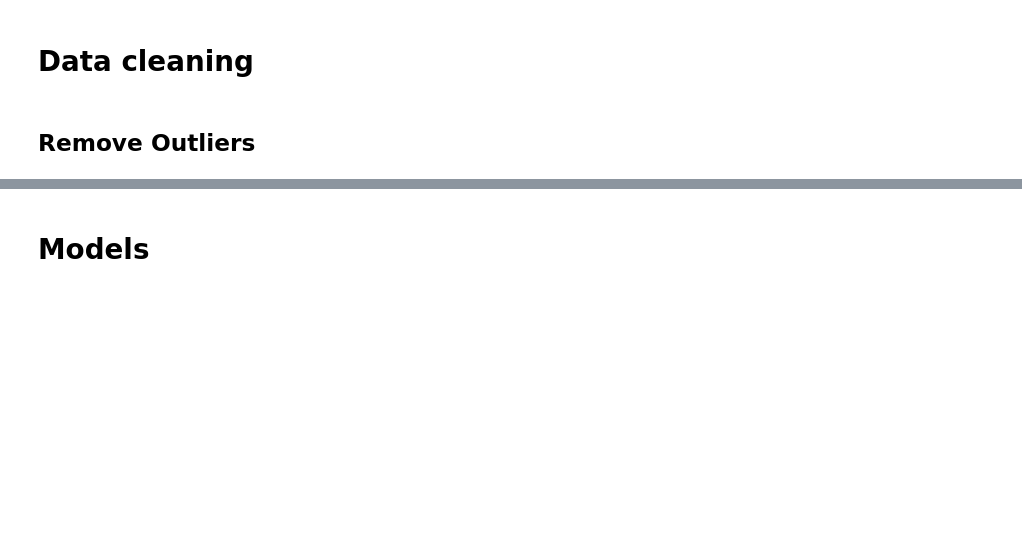
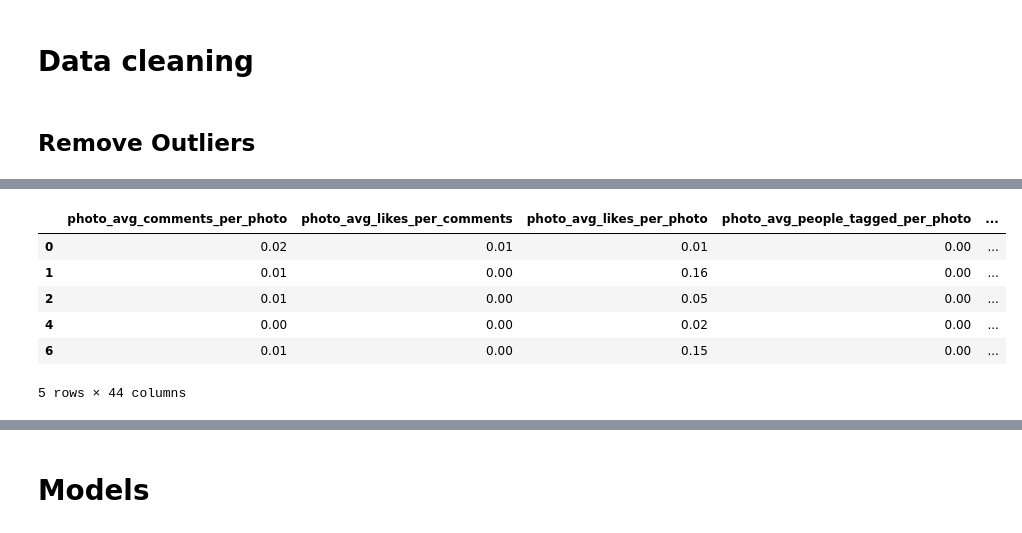
Before and after one commit to liadwg/data_mining_workshop, a Jupyter notebook: like_prediction_workshop - latest.ipynb, the cells around one changed output, grey strips where cells are left out. Cells and saved outputs as stored; diff of their text form; code cells hidden in the pictures; blank space fills up the shorter version.

```diff
--- a/like_prediction_workshop - latest.ipynb
+++ b/like_prediction_workshop - latest.ipynb
@@ -506 +495,49 @@ filtered_all_data.head(5)
+# %%
+normal_by_total_count_vars = [  ['photo_number_of_cover_albums', 'photo_number_of_albums'],
+                                ['photo_number_of_null_albums', 'photo_number_of_albums'],
+                                ['photo_number_of_other_albums', 'photo_number_of_albums'],
+                                ['photo_number_of_profile_albums', 'photo_number_of_albums'],
+                                ['photo_number_of_photos_in_cover_albums', 'total_photos'],
+                                ['photo_number_of_photos_in_null_albums', 'total_photos'],
+                                ['photo_number_of_photos_in_other_albums', 'total_photos'],
+                                ['photo_number_of_photos_in_profile_albums', 'total_photos'],
+                                ['photo_count_has_name', 'total_photos'],
+                                ['photo_count_has_place', 'total_photos'],
+                                ['photo_distinct_uploaders', 'total_photos'],
+                                ['feed_count_has_place', 'post_count'],
+                                ['feed_count_post_updated', 'post_count'],
+                                ['feed_is_published_count', 'post_count'],
+                                ['feed_number_of_added_photos_category', 'post_count'],
+                                ['feed_number_of_different_months_for_post', 'post_count'],
+                                ['feed_number_of_null_category', 'post_count'],
+                                ['feed_number_of_other_categories', 'post_count'],
+                                ['feed_number_of_shared_story_category', 'post_count']
+                             ]
+
+for feat in normal_by_total_count_vars:
+    filtered_all_data[feat[0]] = filtered_all_data.apply(lambda x: (x[feat[0]] / x[feat[1]]) if (x[feat[1]] != 0) else 0, axis=1)
+
+normal_by_min_max = [   'photo_avg_comments_per_photo', 'photo_avg_likes_per_comments',
+                        'photo_avg_likes_per_photo', 'photo_avg_people_tagged_per_photo',
+                        'photo_avg_people_tagged_per_photo_with_more_than_zero', 'photo_number_of_albums',
+                        'total_photos', 'photo_max_like', 'photo_max_people_tagged', 'photo_min_like',
+                        'feed_avg_comments', 'feed_avg_likes', 'feed_avg_people_tagged_per_post',
+                        'feed_avg_people_tagged_per_post_with_more_than_zero', 'feed_avg_shares',
+                        'feed_avg_with_tagged_per_post',
+                        'feed_avg_with_tagged_per_post_with_more_than_zero', 'feed_max_comments',
+                        'feed_max_likes', 'feed_max_shares', 'feed_min_comments',
+                        'feed_min_likes', 'feed_min_shares',
+                        'feed_post_max_people_tagged', 'feed_post_max_with_tagged']
+
+filtered_all_data[normal_by_min_max] = filtered_all_data[normal_by_min_max].apply(lambda x: (x - x.min()) / (x.max() - x.min()) if (x.max() - x.min()) != 0 else 0, axis=1)
+
+filtered_all_data[normal_by_min_max + [f[0] for f in normal_by_total_count_vars]].head(5)
+# %% [output]
+|  | photo_avg_comments_per_photo | photo_avg_likes_per_comments | photo_avg_likes_per_photo | photo_avg_people_tagged_per_photo | ... |
+| 0 | 0.02 | 0.01 | 0.01 | 0.00 | ... |
+| 1 | 0.01 | 0.00 | 0.16 | 0.00 | ... |
+| 2 | 0.01 | 0.00 | 0.05 | 0.00 | ... |
+| 4 | 0.00 | 0.00 | 0.02 | 0.00 | ... |
+| 6 | 0.01 | 0.00 | 0.15 | 0.00 | ... |
+5 rows × 44 columns
 # %%
```
Also changed, not shown: parts of 10 cells of this notebook.
